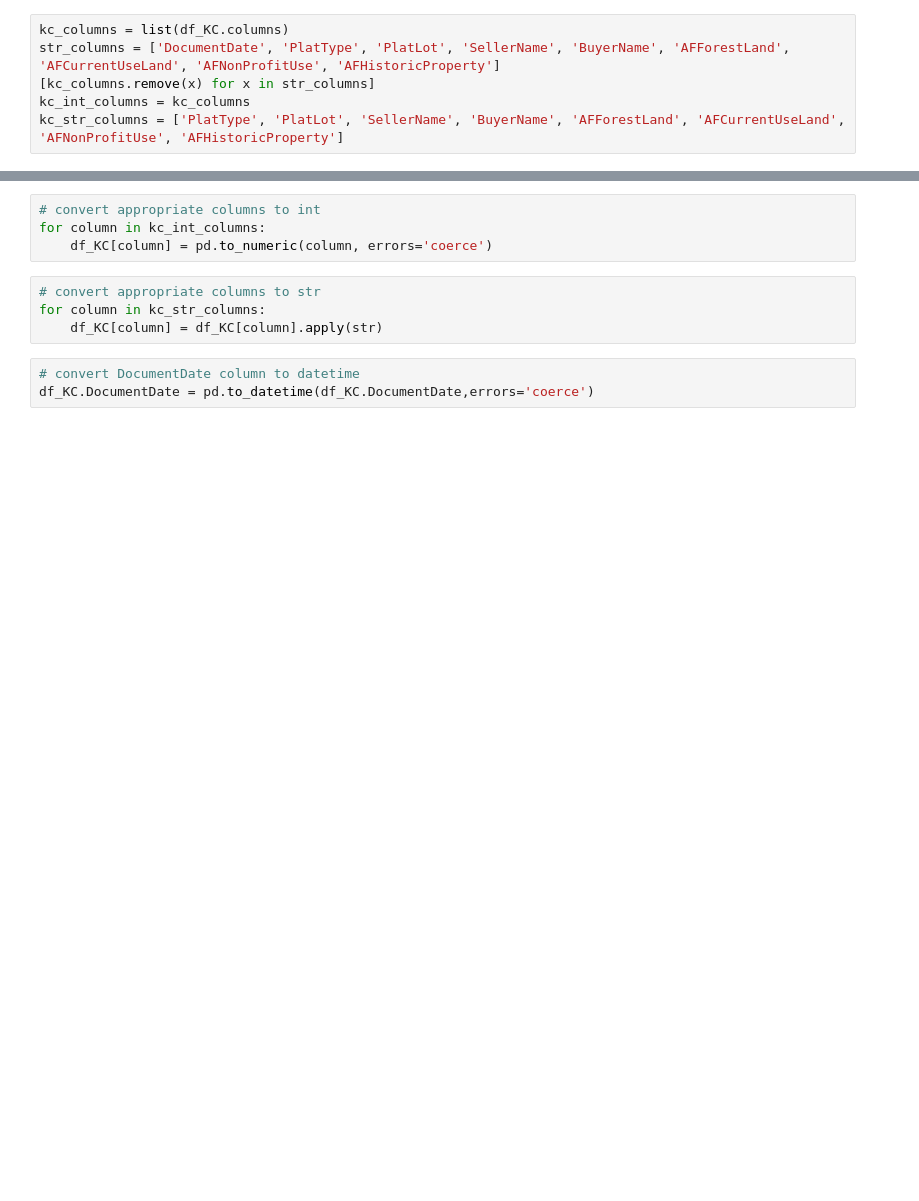
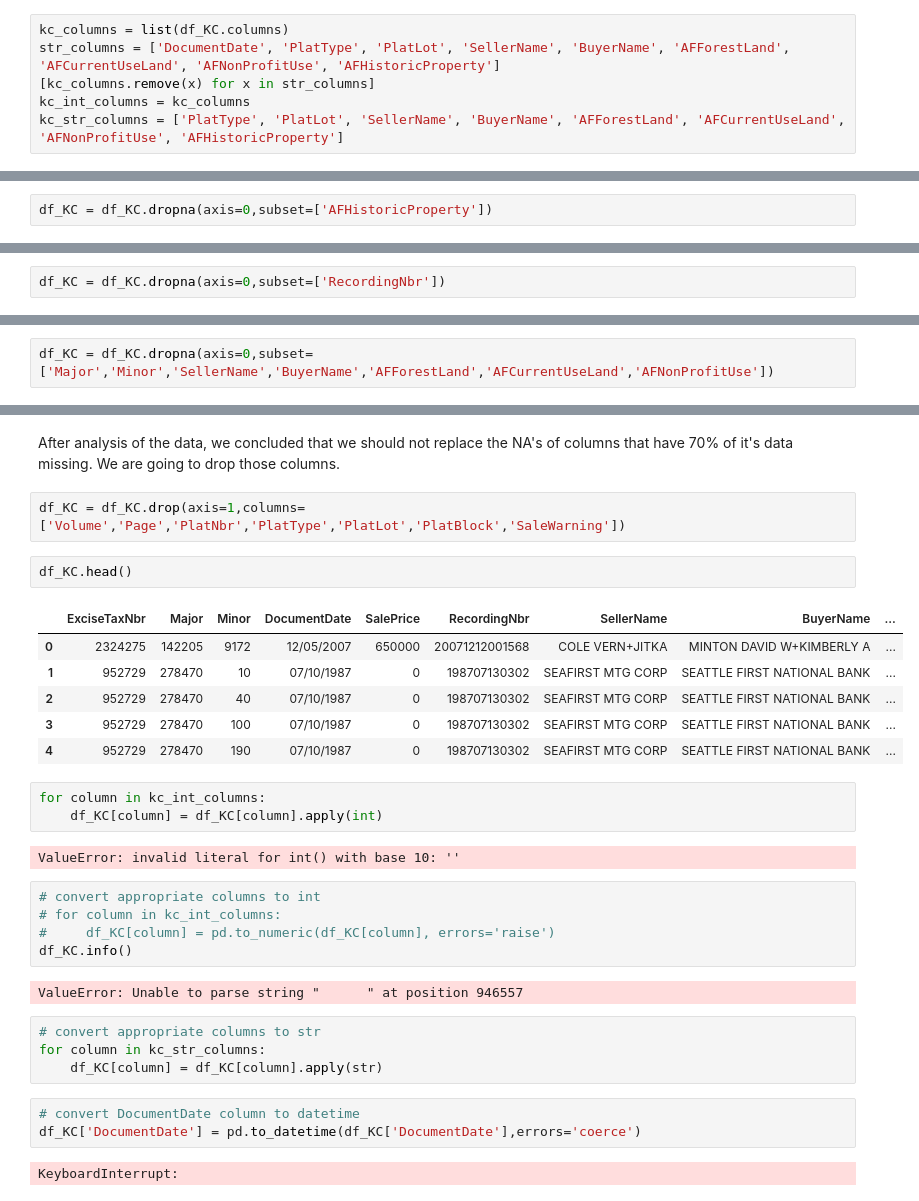
Before and after one commit to jonnelbenjamin/coachmod4project, a Jupyter notebook: index.ipynb, the cells around one changed output, grey strips where cells are left out. Cells and saved outputs as stored; diff of their text form; blank space fills up the shorter version.

```diff
--- a/index.ipynb
+++ b/index.ipynb
@@ -42,0 +63,2 @@ kc_str_columns = ['PlatType', 'PlatLot', 'SellerName', 'BuyerName', 'AFForestLan
+# %%
+df_KC = df_KC.dropna(axis=0,subset=['AFHistoricProperty'])
@@ -42,0 +88,2 @@ kc_str_columns = ['PlatType', 'PlatLot', 'SellerName', 'BuyerName', 'AFForestLan
+# %%
+df_KC = df_KC.dropna(axis=0,subset=['RecordingNbr'])
@@ -42,0 +92,2 @@ kc_str_columns = ['PlatType', 'PlatLot', 'SellerName', 'BuyerName', 'AFForestLan
+# %%
+df_KC = df_KC.dropna(axis=0,subset=['Major','Minor','SellerName','BuyerName','AFForestLand','AFCurrentUseLand','AFNonProfitUse'])
@@ -43,14 +106,37 @@ kc_str_columns = ['PlatType', 'PlatLot', 'SellerName', 'BuyerName', 'AFForestLan
+# %% [markdown]
+After analysis of the data, we concluded that we should not replace the NA's of columns that have 70% of it's data missing. We are going to drop those columns.
+# %%
+df_KC = df_KC.drop(axis=1,columns=['Volume','Page','PlatNbr','PlatType','PlatLot','PlatBlock','SaleWarning'])
+# %%
+df_KC.head()
+# %% [output]
+|  | ExciseTaxNbr | Major | Minor | DocumentDate | SalePrice | RecordingNbr | SellerName | BuyerName | ... |
+| 0 | 2324275 | 142205 | 9172 | 12/05/2007 | 650000 | 20071212001568 | COLE VERN+JITKA | MINTON DAVID W+KIMBERLY A | ... |
+| 1 | 952729 | 278470 | 10 | 07/10/1987 | 0 | 198707130302 | SEAFIRST MTG CORP | SEATTLE FIRST NATIONAL BANK | ... |
+| 2 | 952729 | 278470 | 40 | 07/10/1987 | 0 | 198707130302 | SEAFIRST MTG CORP | SEATTLE FIRST NATIONAL BANK | ... |
+| 3 | 952729 | 278470 | 100 | 07/10/1987 | 0 | 198707130302 | SEAFIRST MTG CORP | SEATTLE FIRST NATIONAL BANK | ... |
+| 4 | 952729 | 278470 | 190 | 07/10/1987 | 0 | 198707130302 | SEAFIRST MTG CORP | SEATTLE FIRST NATIONAL BANK | ... |
+# %%
+for column in kc_int_columns:
+    df_KC[column] = df_KC[column].apply(int)
+# %% [output]
+ValueError: invalid literal for int() with base 10: ''
 # %%
 # convert appropriate columns to int
-for column in kc_int_columns:
-    df_KC[column] = pd.to_numeric(column, errors='coerce')
+# for column in kc_int_columns:
+#     df_KC[column] = pd.to_numeric(df_KC[column], errors='raise')
+df_KC.info()
+# %% [output]
+ValueError: Unable to parse string "      " at position 946557
 # %%
 # convert appropriate columns to str
 for column in kc_str_columns:
     df_KC[column] = df_KC[column].apply(str)
 # %%
 # convert DocumentDate column to datetime
-df_KC.DocumentDate = pd.to_datetime(df_KC.DocumentDate,errors='coerce')
+df_KC['DocumentDate'] = pd.to_datetime(df_KC['DocumentDate'],errors='coerce')
+# %% [output]
+KeyboardInterrupt:
 # %%
 df_KC.info()
 # %% [output]
```
Also changed, not shown: parts of 14 cells of this notebook, 1 other file.
